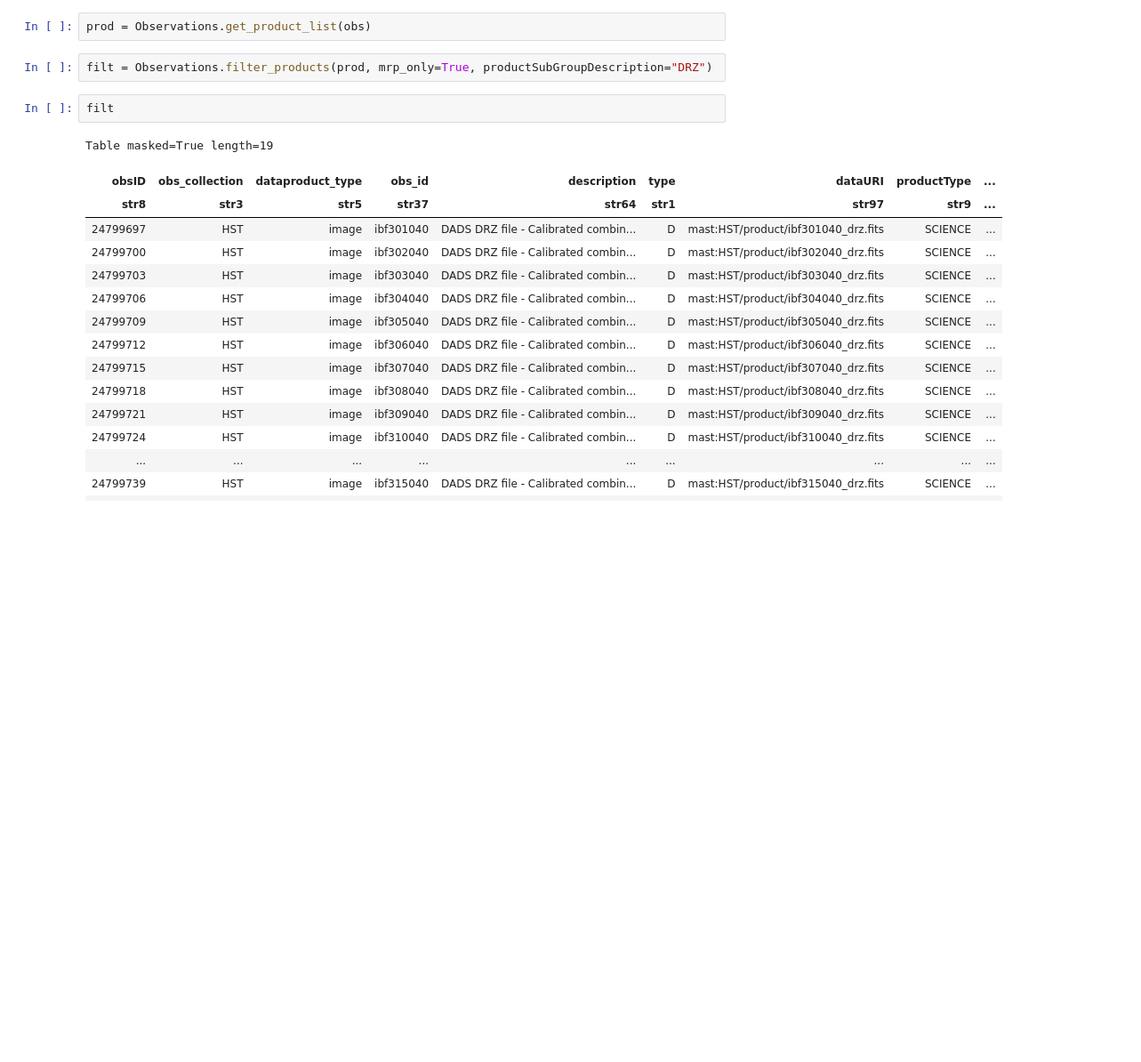
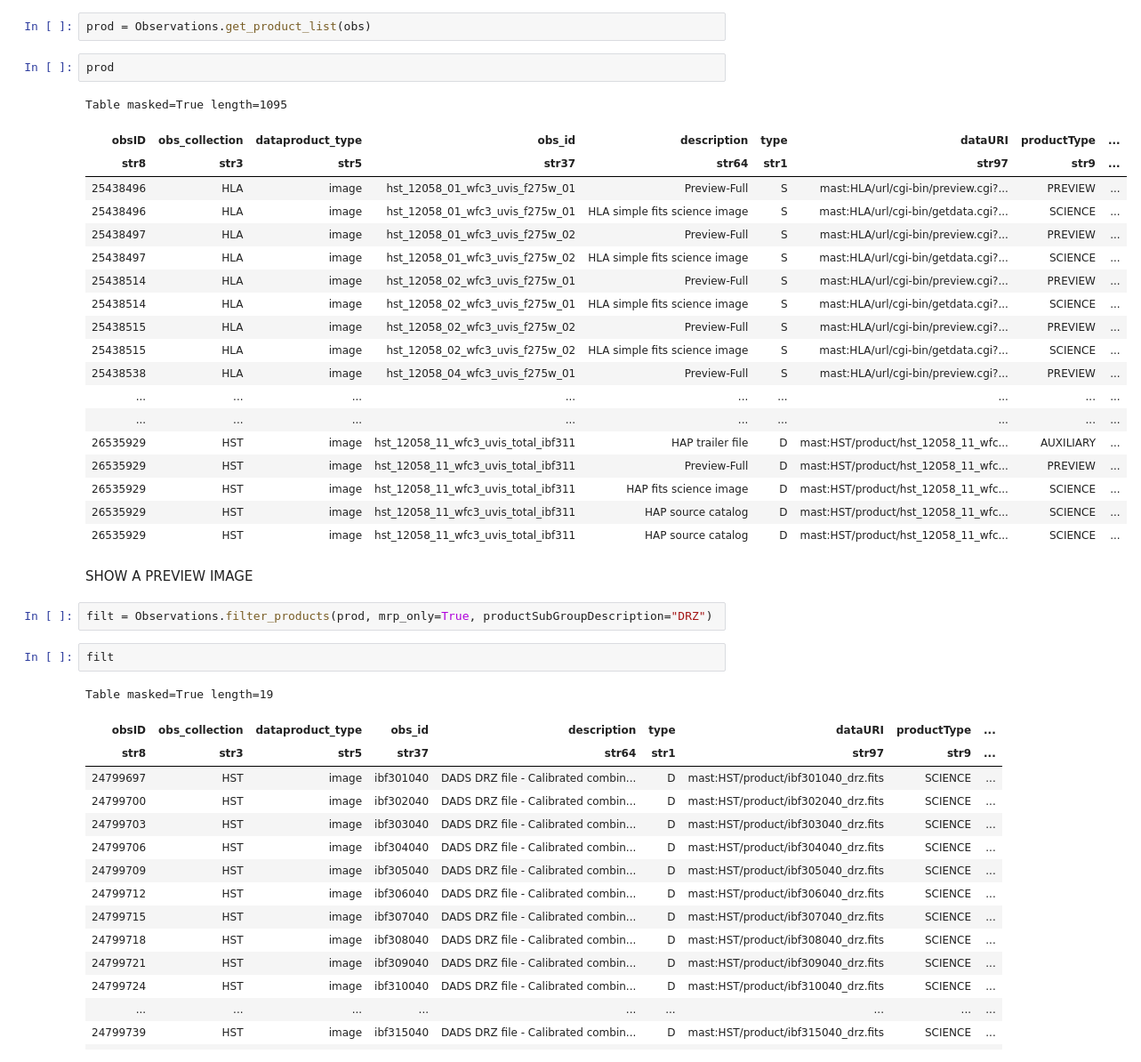
Before and after one commit to spacetelescope/tike_content, a Jupyter notebook: content/notebooks/mast-summer-webinar-2026/1-hst-mosaic/hst-mosaic.ipynb, the cells around one changed output. Shown at 89% size. Cells and saved outputs as stored; diff of their text form; blank space fills up the shorter version.

```diff
--- a/content/notebooks/mast-summer-webinar-2026/1-hst-mosaic/hst-mosaic.ipynb
+++ b/content/notebooks/mast-summer-webinar-2026/1-hst-mosaic/hst-mosaic.ipynb
@@ -44,6 +100,30 @@ Table masked=True length=19
 | science | HST | CALWF3 | WFC3/UVIS | HST | F275W | UV | M31-B01-F18-UVIS | ... |
 # %%
 prod = Observations.get_product_list(obs)
+# %%
+prod
+# %% [output]
+Table masked=True length=1095
+| obsID | obs_collection | dataproduct_type | obs_id | description | type | dataURI | productType | ... |
+| str8 | str3 | str5 | str37 | str64 | str1 | str97 | str9 | ... |
+| 25438496 | HLA | image | hst_12058_01_wfc3_uvis_f275w_01 | Preview-Full | S | mast:HLA/url/cgi-bin/preview.cgi?... | PREVIEW | ... |
+| 25438496 | HLA | image | hst_12058_01_wfc3_uvis_f275w_01 | HLA simple fits science image | S | mast:HLA/url/cgi-bin/getdata.cgi?... | SCIENCE | ... |
+| 25438497 | HLA | image | hst_12058_01_wfc3_uvis_f275w_02 | Preview-Full | S | mast:HLA/url/cgi-bin/preview.cgi?... | PREVIEW | ... |
+| 25438497 | HLA | image | hst_12058_01_wfc3_uvis_f275w_02 | HLA simple fits science image | S | mast:HLA/url/cgi-bin/getdata.cgi?... | SCIENCE | ... |
+| 25438514 | HLA | image | hst_12058_02_wfc3_uvis_f275w_01 | Preview-Full | S | mast:HLA/url/cgi-bin/preview.cgi?... | PREVIEW | ... |
+| 25438514 | HLA | image | hst_12058_02_wfc3_uvis_f275w_01 | HLA simple fits science image | S | mast:HLA/url/cgi-bin/getdata.cgi?... | SCIENCE | ... |
+| 25438515 | HLA | image | hst_12058_02_wfc3_uvis_f275w_02 | Preview-Full | S | mast:HLA/url/cgi-bin/preview.cgi?... | PREVIEW | ... |
+| 25438515 | HLA | image | hst_12058_02_wfc3_uvis_f275w_02 | HLA simple fits science image | S | mast:HLA/url/cgi-bin/getdata.cgi?... | SCIENCE | ... |
+| 25438538 | HLA | image | hst_12058_04_wfc3_uvis_f275w_01 | Preview-Full | S | mast:HLA/url/cgi-bin/preview.cgi?... | PREVIEW | ... |
+| ... | ... | ... | ... | ... | ... | ... | ... | ... |
+| ... | ... | ... | ... | ... | ... | ... | ... | ... |
+| 26535929 | HST | image | hst_12058_11_wfc3_uvis_total_ibf311 | HAP trailer file | D | mast:HST/product/hst_12058_11_wfc... | AUXILIARY | ... |
+| 26535929 | HST | image | hst_12058_11_wfc3_uvis_total_ibf311 | Preview-Full | D | mast:HST/product/hst_12058_11_wfc... | PREVIEW | ... |
+| 26535929 | HST | image | hst_12058_11_wfc3_uvis_total_ibf311 | HAP fits science image | D | mast:HST/product/hst_12058_11_wfc... | SCIENCE | ... |
+| 26535929 | HST | image | hst_12058_11_wfc3_uvis_total_ibf311 | HAP source catalog | D | mast:HST/product/hst_12058_11_wfc... | SCIENCE | ... |
+| 26535929 | HST | image | hst_12058_11_wfc3_uvis_total_ibf311 | HAP source catalog | D | mast:HST/product/hst_12058_11_wfc... | SCIENCE | ... |
+# %% [markdown]
+SHOW A PREVIEW IMAGE
 # %%
 filt = Observations.filter_products(prod, mrp_only=True, productSubGroupDescription="DRZ")
 # %%
```
Also changed, not shown: parts of 27 cells of this notebook.
